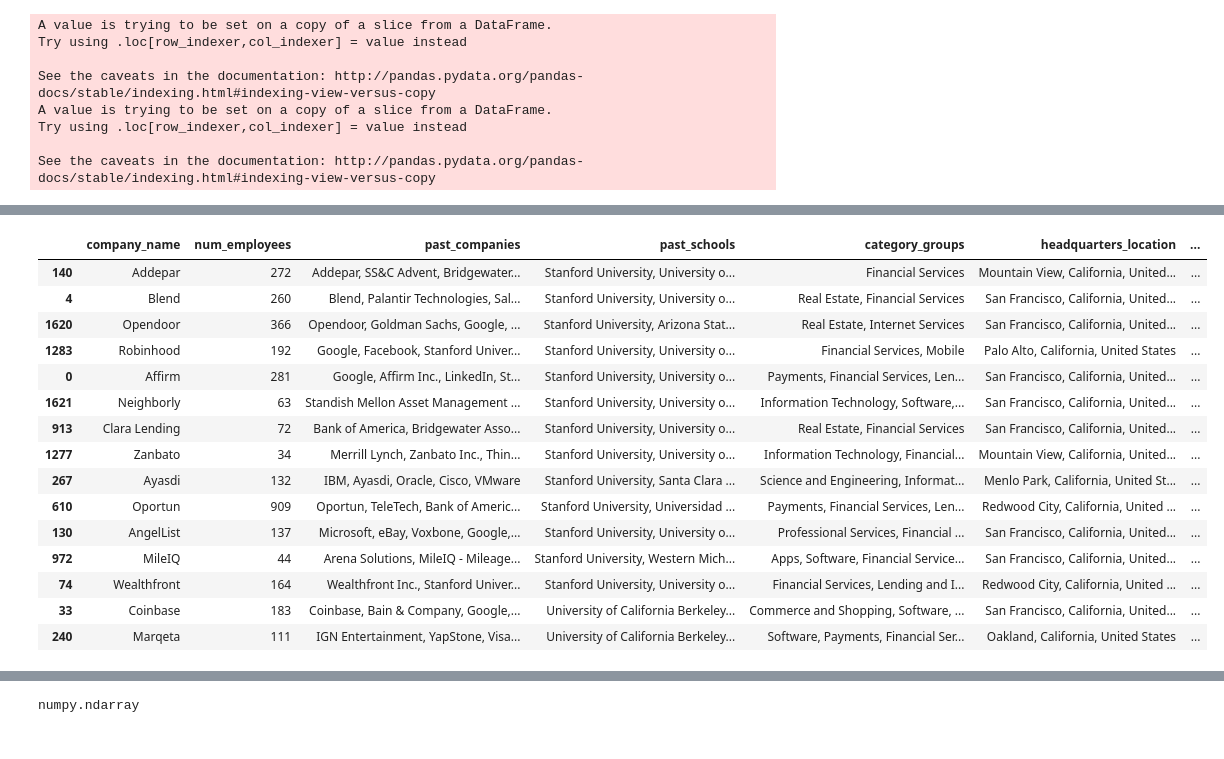
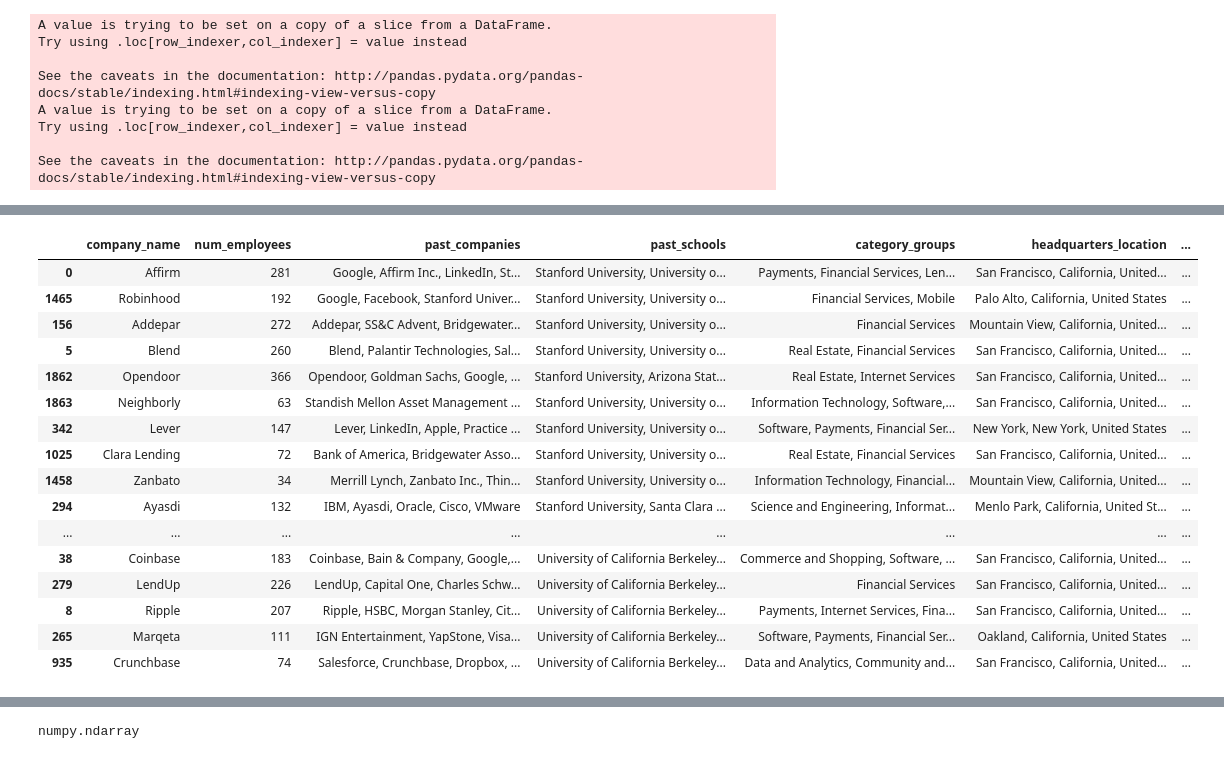
Before and after one commit to sachinkesiraju/breakinlist, a Jupyter notebook: company_analysis.ipynb, the cells around one changed output, grey strips where cells are left out. Saved outputs shown, nothing was run; the diff lists cells and outputs as text; code cells hidden in the pictures.

Commit message:
exported table

```diff
--- a/company_analysis.ipynb
+++ b/company_analysis.ipynb
@@ -497,3 +517,15 @@ startups.head(1)
 # %% [output]
 |  | company_name | company_name_url | category_groups | headquarters_location | description | crunchbase_rank | ... |
 | 0 | SpaceX | https://www.crunchbase.com/organi... | Science and Engineering, Transpor... | Hawthorne, California, United States | SpaceX designs, manufactures, and... | 6 | ... |
+# %%
+#fuzzy match name between two tables
+import difflib
+
+def closestName(company_name):
+    matches = difflib.get_close_matches(company_name, data['company_name'])
+    if len(matches) > 0:
+        return matches[0]
+    return company_name
+
+startups['company_name'] = startups['company_name'].apply(lambda x: closestName(x))
+startups.head()
@@ -501,9 +540,9 @@ startups.head(1)
 data = pd.merge(data, startups, on = 'company_name', how='inner')
 data.drop('employees_estimate', axis=1, inplace=True)
 data = data.drop_duplicates(subset=['company_name'], keep='last')
-data = data[pd.notnull(data['last_funding_amount'])]
+#data = data[pd.notnull(data['last_funding_amount'])]
 data = data[pd.notnull(data['total_funding_amount'])]
-data = data[data['last_funding_amount'].str.startswith('$')]
+#data = data[data['last_funding_amount'].str.startswith('$')]
 data = data[data['total_funding_amount'].str.startswith('$')]
 data.shape
 # %% [output]
@@ -531,9 +570,9 @@ data.sort_values('crunchbase_rank').head()
 5 rows × 21 columns
 # %%
 data['total_equity_funding_amount'] = data['total_equity_funding_amount'].replace('[\$,]', '', regex=True).astype(int)
-data['last_funding_amount'] = data['last_funding_amount'].replace('[\$,]', '', regex=True).astype(int)
+#data['last_funding_amount'] = data['last_funding_amount'].replace('[\$,]', '', regex=True).astype(int)
 data['total_funding_amount'] = data['total_funding_amount'].replace('[\$,]', '', regex=True).astype(int)
-data.head()
+data.head(2)
 # %% [output]
 |  | company_name | num_employees | past_companies | past_schools | company_name_url | category_groups | ... |
 | 0 | Affirm | 281 | Google, Affirm Inc., LinkedIn, St... | Stanford University, University o... | https://www.crunchbase.com/organi... | Payments, Financial Services, Len... | ... |
@@ -670,12 +703,26 @@ def score_schools(startup):
             score += 0.3 * index_wt
     score = score / len(past_schools)
     return score
+def score_companies(startup):
+    company_scorer = {'Bridgewater Associates': 0.95, 'Goldman Sachs': 0.7, 'Google': 0.7, 'Facebook': 0.65, 'Palantir Technologies': 0.85,
+                     'Clarium Capital': 0.8, 'Square': 0.6, 'Apple': 0.65, 'Morgan Stanley': 0.6, 'Dropbox': 0.7}
+    past_companies = startup['past_companies'].split(',')
+    score = 0
+    for company in past_companies:
+        #index_wt = 6 - past_companies.index(company)
+        if company in company_scorer:
+            score += company_scorer[company] #* index_wt
+        else:
+            score += 0.4 #* index_wt
+    score = score / len(past_companies)
+    return score
 def score_company(startup):
     funding_ratio = startup.funding_ratio / plotdata['funding_ratio'].max()
     time_since_funding_score = timeFactor(startup['time_since_last_funding'])
     school_score = score_schools(startup)
+    company_score = score_companies(startup)
     num_employees = startup.num_employees
-    return funding_ratio * 0.25 + school_score * 0.625 + time_since_funding_score * 0.125
+    return funding_ratio * 0.25 + school_score * 0.625 + time_since_funding_score * 0.1 + company_score * 0.125
 plotdata['funding_ratio'] = round(plotdata['total_equity_funding_amount']/1000000, 3)
 plotdata['score'] = plotdata.apply(lambda row: round(score_company(row), 3), axis=1)
 # %% [output]
@@ -712,24 +759,25 @@ high_rated_startups.sort_values('score', ascending=False).head(20)
 # %%
 finance_fields = ['Finance', 'Financial Services', 'FinTech', 'Real Estate']
 fintech_startups = high_rated_startups[data.categories.str.contains('|'.join(finance_fields), na=False)]
-fintech_startups.sort_values('score', ascending=False).head(15)
+fintech_startups.sort_values('score', ascending=False).head(20)
 # %% [output]
 |  | company_name | num_employees | past_companies | past_schools | category_groups | headquarters_location | ... |
-| 140 | Addepar | 272 | Addepar, SS&C Advent, Bridgewater... | Stanford University, University o... | Financial Services | Mountain View, California, United... | ... |
-| 4 | Blend | 260 | Blend, Palantir Technologies, Sal... | Stanford University, University o... | Real Estate, Financial Services | San Francisco, California, United... | ... |
-| 1620 | Opendoor | 366 | Opendoor, Goldman Sachs, Google, ... | Stanford University, Arizona Stat... | Real Estate, Internet Services | San Francisco, California, United... | ... |
-| 1283 | Robinhood | 192 | Google, Facebook, Stanford Univer... | Stanford University, University o... | Financial Services, Mobile | Palo Alto, California, United States | ... |
 | 0 | Affirm | 281 | Google, Affirm Inc., LinkedIn, St... | Stanford University, University o... | Payments, Financial Services, Len... | San Francisco, California, United... | ... |
-| 1621 | Neighborly | 63 | Standish Mellon Asset Management ... | Stanford University, University o... | Information Technology, Software,... | San Francisco, California, United... | ... |
-| 913 | Clara Lending | 72 | Bank of America, Bridgewater Asso... | Stanford University, University o... | Real Estate, Financial Services | San Francisco, California, United... | ... |
-| 1277 | Zanbato | 34 | Merrill Lynch, Zanbato Inc., Thin... | Stanford University, University o... | Information Technology, Financial... | Mountain View, California, United... | ... |
-| 267 | Ayasdi | 132 | IBM, Ayasdi, Oracle, Cisco, VMware | Stanford University, Santa Clara ... | Science and Engineering, Informat... | Menlo Park, California, United St... | ... |
-| 610 | Oportun | 909 | Oportun, TeleTech, Bank of Americ... | Stanford University, Universidad ... | Payments, Financial Services, Len... | Redwood City, California, United ... | ... |
-| 130 | AngelList | 137 | Microsoft, eBay, Voxbone, Google,... | Stanford University, University o... | Professional Services, Financial ... | San Francisco, California, United... | ... |
-| 972 | MileIQ | 44 | Arena Solutions, MileIQ - Mileage... | Stanford University, Western Mich... | Apps, Software, Financial Service... | San Francisco, California, United... | ... |
-| 74 | Wealthfront | 164 | Wealthfront Inc., Stanford Univer... | Stanford University, University o... | Financial Services, Lending and I... | Redwood City, California, United ... | ... |
-| 33 | Coinbase | 183 | Coinbase, Bain & Company, Google,... | University of California Berkeley... | Commerce and Shopping, Software, ... | San Francisco, California, United... | ... |
-| 240 | Marqeta | 111 | IGN Entertainment, YapStone, Visa... | University of California Berkeley... | Software, Payments, Financial Ser... | Oakland, California, United States | ... |
+| 1465 | Robinhood | 192 | Google, Facebook, Stanford Univer... | Stanford University, University o... | Financial Services, Mobile | Palo Alto, California, United States | ... |
+| 156 | Addepar | 272 | Addepar, SS&C Advent, Bridgewater... | Stanford University, University o... | Financial Services | Mountain View, California, United... | ... |
+| 5 | Blend | 260 | Blend, Palantir Technologies, Sal... | Stanford University, University o... | Real Estate, Financial Services | San Francisco, California, United... | ... |
+| 1862 | Opendoor | 366 | Opendoor, Goldman Sachs, Google, ... | Stanford University, Arizona Stat... | Real Estate, Internet Services | San Francisco, California, United... | ... |
+| 1863 | Neighborly | 63 | Standish Mellon Asset Management ... | Stanford University, University o... | Information Technology, Software,... | San Francisco, California, United... | ... |
+| 342 | Lever | 147 | Lever, LinkedIn, Apple, Practice ... | Stanford University, University o... | Software, Payments, Financial Ser... | New York, New York, United States | ... |
+| 1025 | Clara Lending | 72 | Bank of America, Bridgewater Asso... | Stanford University, University o... | Real Estate, Financial Services | San Francisco, California, United... | ... |
+| 1458 | Zanbato | 34 | Merrill Lynch, Zanbato Inc., Thin... | Stanford University, University o... | Information Technology, Financial... | Mountain View, California, United... | ... |
+| 294 | Ayasdi | 132 | IBM, Ayasdi, Oracle, Cisco, VMware | Stanford University, Santa Clara ... | Science and Engineering, Informat... | Menlo Park, California, United St... | ... |
+| ... | ... | ... | ... | ... | ... | ... | ... |
+| 38 | Coinbase | 183 | Coinbase, Bain & Company, Google,... | University of California Berkeley... | Commerce and Shopping, Software, ... | San Francisco, California, United... | ... |
+| 279 | LendUp | 226 | LendUp, Capital One, Charles Schw... | University of California Berkeley... | Financial Services | San Francisco, California, United... | ... |
+| 8 | Ripple | 207 | Ripple, HSBC, Morgan Stanley, Cit... | University of California Berkeley... | Payments, Internet Services, Fina... | San Francisco, California, United... | ... |
+| 265 | Marqeta | 111 | IGN Entertainment, YapStone, Visa... | University of California Berkeley... | Software, Payments, Financial Ser... | Oakland, California, United States | ... |
+| 935 | Crunchbase | 74 | Salesforce, Crunchbase, Dropbox, ... | University of California Berkeley... | Data and Analytics, Community and... | San Francisco, California, United... | ... |
 # %%
 rankedstartups = high_rated_startups.sort_values('score', ascending=False)
 topseriesA = rankedstartups[rankedstartups.last_funding_type == 'Series A']
```
Also changed, not shown: parts of 51 cells of this notebook, 2 other files.
